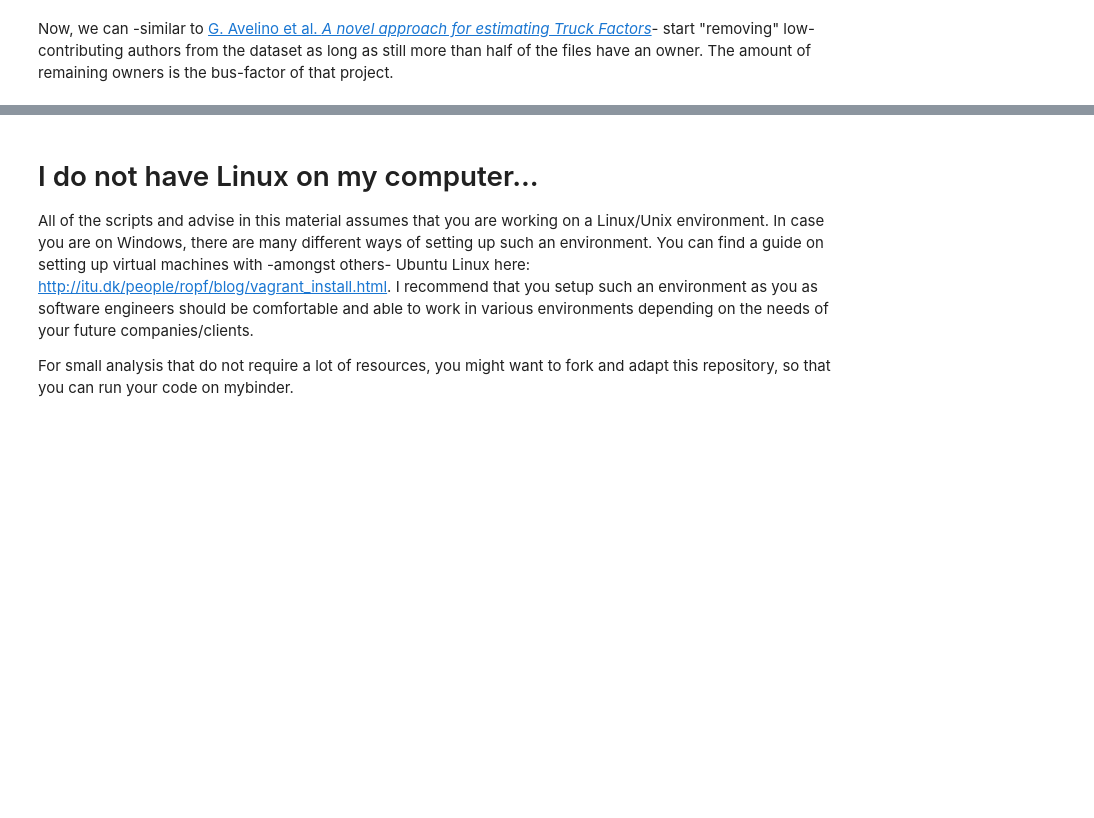
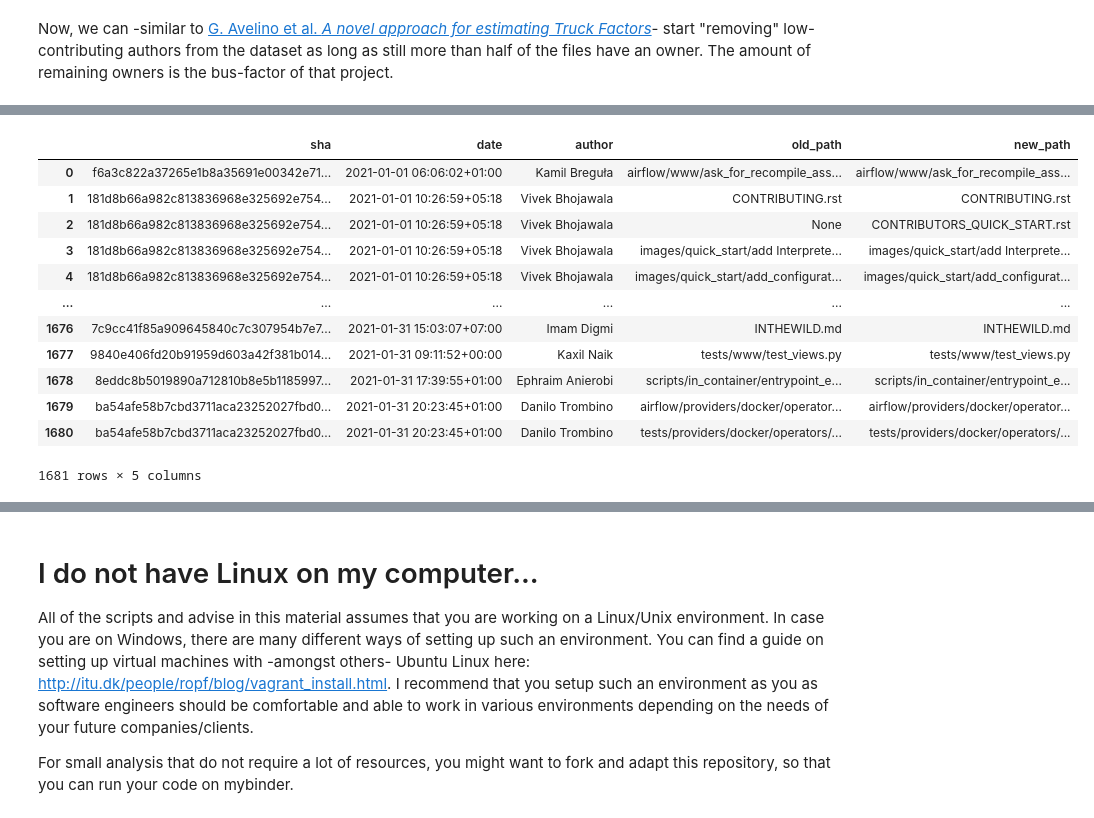
Before and after one commit to HelgeCPH/2019_ase_behavioural_analysis, a Jupyter notebook: Lecture notes.ipynb, the cells around one changed output, grey strips where cells are left out. Saved outputs shown, nothing was run; the diff lists cells and outputs as text; code cells hidden in the pictures; blank space fills up the shorter version.

Commit message:
Added pydriller example

```diff
--- a/Lecture notes.ipynb
+++ b/Lecture notes.ipynb
@@ -532,0 +550,8 @@ print(f"The bus factor of Apache Airflow is: {busfactor}")
+# %%
+from pydriller import Repository
+
+
+path_to_repo = "./airflow"
+for commit in Repository(path_to_repo).traverse_commits():
+    if "[bot]" in commit.author.name:
+        print(commit.hash, commit.author_date, commit.author.name)
@@ -532,0 +576,37 @@ print(f"The bus factor of Apache Airflow is: {busfactor}")
+# %%
+import pandas as pd
+from tqdm import tqdm
+from datetime import datetime
+
+
+
+def commits_to_df(path_to_repo, from_dt=None, to_dt=None):
+    commits = []
+    if from_dt and to_dt:
+        repo = Repository(path_to_repo, since=from_dt, to=to_dt)
+    else:
+        repo = Repository(path_to_repo)
+    for commit in tqdm(repo.traverse_commits()):
+        for f in commit.modified_files:
+            commits.append((commit.hash, commit.author_date, commit.author.name, f.old_path, f.new_path))
+    df = pd.DataFrame(commits, columns=["sha", "date", "author", "old_path", "new_path"])
+    return df
+
+
+df = commits_to_df(path_to_repo, from_dt=datetime(2021, 1, 1, 0, 0, 0), to_dt=datetime(2021, 2, 1, 0, 0, 0))
+# %%
+df
+# %% [output]
+|  | sha | date | author | old_path | new_path |
+| 0 | f6a3c822a37265e1b8a35691e00342e71... | 2021-01-01 06:06:02+01:00 | Kamil Breguła | airflow/www/ask_for_recompile_ass... | airflow/www/ask_for_recompile_ass... |
+| 1 | 181d8b66a982c813836968e325692e754... | 2021-01-01 10:26:59+05:18 | Vivek Bhojawala | CONTRIBUTING.rst | CONTRIBUTING.rst |
+| 2 | 181d8b66a982c813836968e325692e754... | 2021-01-01 10:26:59+05:18 | Vivek Bhojawala | None | CONTRIBUTORS_QUICK_START.rst |
+| 3 | 181d8b66a982c813836968e325692e754... | 2021-01-01 10:26:59+05:18 | Vivek Bhojawala | images/quick_start/add Interprete... | images/quick_start/add Interprete... |
+| 4 | 181d8b66a982c813836968e325692e754... | 2021-01-01 10:26:59+05:18 | Vivek Bhojawala | images/quick_start/add_configurat... | images/quick_start/add_configurat... |
+| ... | ... | ... | ... | ... | ... |
+| 1676 | 7c9cc41f85a909645840c7c307954b7e7... | 2021-01-31 15:03:07+07:00 | Imam Digmi | INTHEWILD.md | INTHEWILD.md |
+| 1677 | 9840e406fd20b91959d603a42f381b014... | 2021-01-31 09:11:52+00:00 | Kaxil Naik | tests/www/test_views.py | tests/www/test_views.py |
+| 1678 | 8eddc8b5019890a712810b8e5b1185997... | 2021-01-31 17:39:55+01:00 | Ephraim Anierobi | scripts/in_container/entrypoint_e... | scripts/in_container/entrypoint_e... |
+| 1679 | ba54afe58b7cbd3711aca23252027fbd0... | 2021-01-31 20:23:45+01:00 | Danilo Trombino | airflow/providers/docker/operator... | airflow/providers/docker/operator... |
+| 1680 | ba54afe58b7cbd3711aca23252027fbd0... | 2021-01-31 20:23:45+01:00 | Danilo Trombino | tests/providers/docker/operators/... | tests/providers/docker/operators/... |
+1681 rows × 5 columns
```
Also changed, not shown: parts of 12 cells of this notebook, 1 other file.
